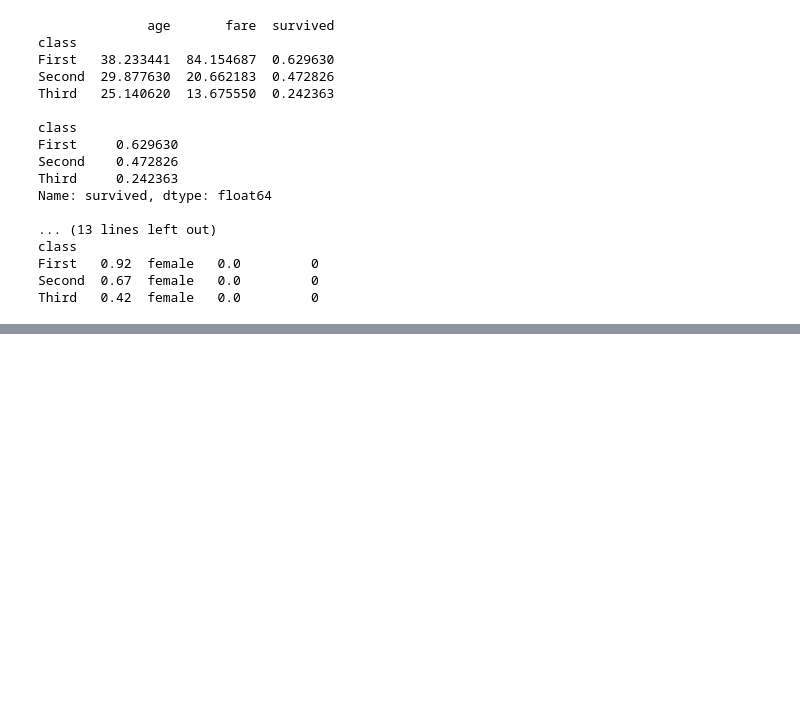
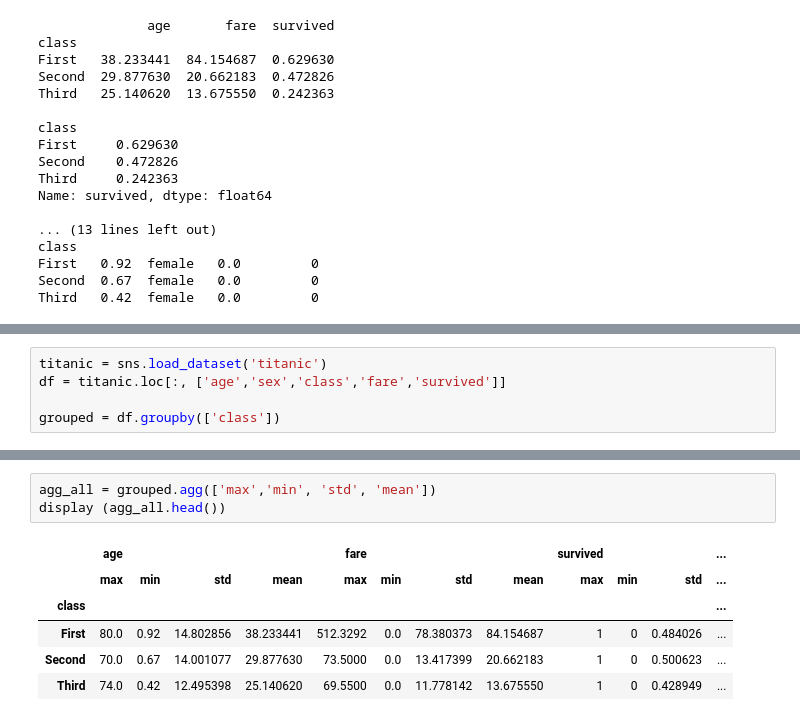
Before and after one commit to ezerwi/python-lecture, a Jupyter notebook: Lecture53_[Mar23]_Python_Basic(12).ipynb, the cells around one changed output, grey strips where cells are left out. Saved outputs shown, nothing was run; the diff lists cells and outputs as text; blank space fills up the shorter version.

```diff
--- a/Lecture53_[Mar23]_Python_Basic(12).ipynb
+++ b/Lecture53_[Mar23]_Python_Basic(12).ipynb
@@ -247,0 +416,5 @@ Third   0.42  female   0.0         0
+# %%
+titanic = sns.load_dataset('titanic')
+df = titanic.loc[:, ['age','sex','class','fare','survived']]
+
+grouped = df.groupby(['class'])
@@ -247,0 +457,10 @@ Third   0.42  female   0.0         0
+# %%
+agg_all = grouped.agg(['max','min', 'std', 'mean'])
+display (agg_all.head())
+# %% [output]
+|  | age |  |  |  | fare |  |  |  | survived |  |  | ... |
+|  | max | min | std | mean | max | min | std | mean | max | min | std | ... |
+| class |  |  |  |  |  |  |  |  |  |  |  | ... |
+| First | 80.0 | 0.92 | 14.802856 | 38.233441 | 512.3292 | 0.0 | 78.380373 | 84.154687 | 1 | 0 | 0.484026 | ... |
+| Second | 70.0 | 0.67 | 14.001077 | 29.877630 | 73.5000 | 0.0 | 13.417399 | 20.662183 | 1 | 0 | 0.500623 | ... |
+| Third | 74.0 | 0.42 | 12.495398 | 25.140620 | 69.5500 | 0.0 | 11.778142 | 13.675550 | 1 | 0 | 0.428949 | ... |
```
Also changed, not shown: parts of 21 cells of this notebook.
